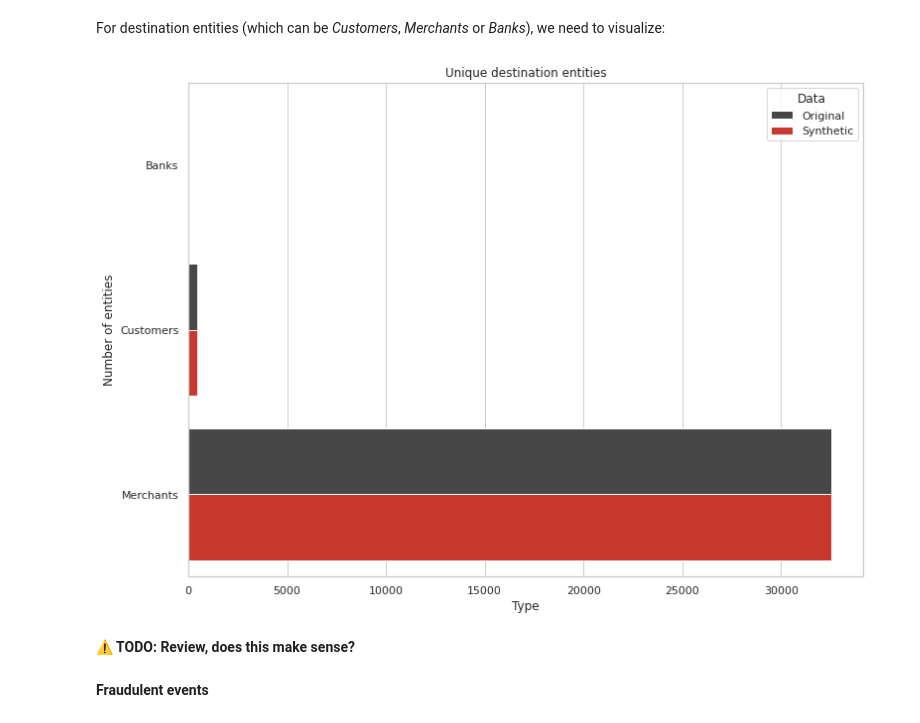
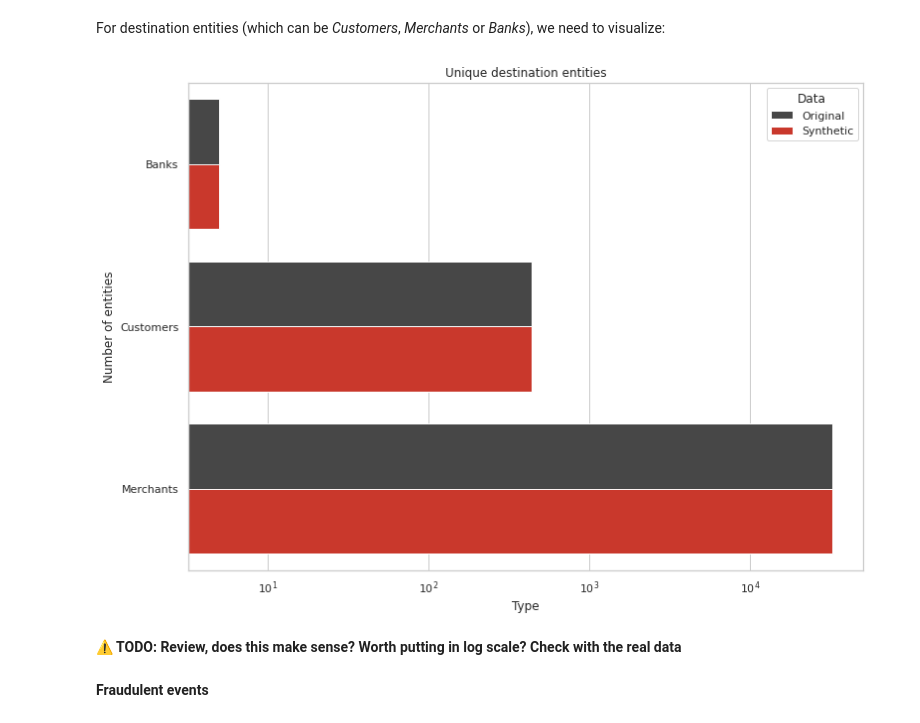
Before and after one commit to ydataai/academy, a Jupyter notebook: 5 - synthetic-data-applications/time-series/paysim/Transactional_Synthesis_PaySim.ipynb, the cells around one changed output. Saved outputs shown, nothing was run; the diff lists cells and outputs as text; code cells hidden in the pictures.

```diff
--- a/5 - synthetic-data-applications/time-series/paysim/Transactional_Synthesis_PaySim.ipynb
+++ b/5 - synthetic-data-applications/time-series/paysim/Transactional_Synthesis_PaySim.ipynb
@@ -492,25 +492,26 @@ dest_data = {
 dest_df = pd.DataFrame(dest_data)
 # %%
 fig, ax = plt.subplots(figsize=[11, 8])
-sns.barplot(data=dest_df,
+b=sns.barplot(data=dest_df,
             y='Entity',
             x='Count',
             hue='Data',
             orient='h',
             ax=ax,
             palette=[YDATA_COLOR_ALT, YDATA_COLOR],
             alpha=1.0,
             )
+b.set_xscale("log")
 ax.set_title("Unique destination entities")
 ax.set_xlabel("Type")
 ax.set_ylabel("Number of entities")
 #plt.legend(loc='lower right')
 plt.tight_layout()
 plt.show()
 # %% [output]
-[figure, old version]
+[figure, new version]
 # %% [markdown]
-**⚠️ TODO: Review, does this make sense?**
+**⚠️ TODO: Review, does this make sense? Worth putting in log scale? Check with the real data**
 # %% [markdown]
 **Fraudulent events**
 # %%
```
Also changed, not shown: parts of 1 cell of this notebook.
